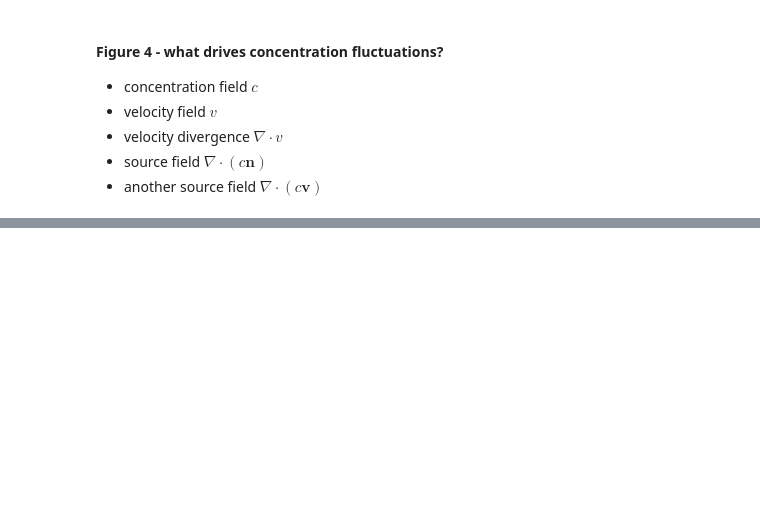
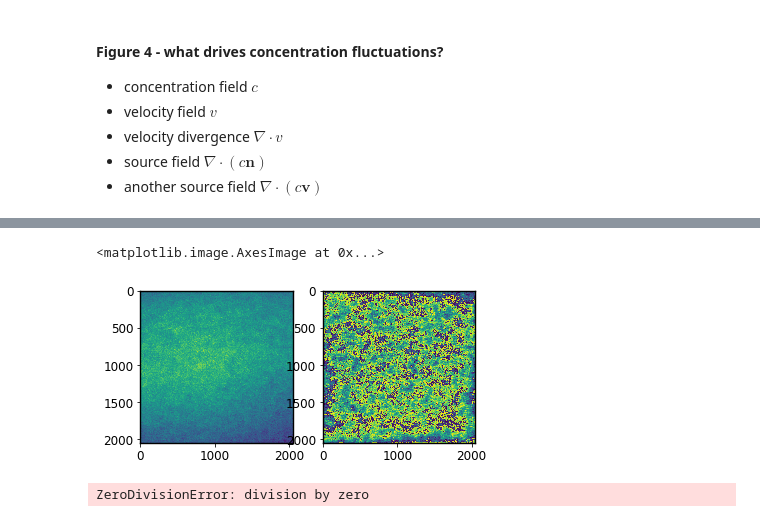
Before and after one commit to ZLoverty/Python, a Jupyter notebook: Correlation/src/fig-4_fields.ipynb, the cells around one changed output, grey strips where cells are left out. Cells and saved outputs as stored; diff of their text form; code cells hidden in the pictures; blank space fills up the shorter version.

```diff
--- a/Correlation/src/fig-4_fields.ipynb
+++ b/Correlation/src/fig-4_fields.ipynb
@@ -63,0 +102,13 @@ plt.colorbar(mpl.cm.ScalarMappable(norm=normcv, cmap='seismic'), ax=ax[1, 1], sh
+# %%
+bp = mil.bpass(img16, 3, 100)
+bp_mh = cl.match_hist(bp, img16)
+fig, ax = plt.subplots(1, 2)
+ax[0].imshow(img16)
+ax[1].imshow(bp_mh)
+# %% [output]
+<matplotlib.image.AxesImage at 0x...>
+[figure, added]
+# %%
+np.log10(255/0)
+# %% [output]
+ZeroDivisionError: division by zero
```
Also changed, not shown: parts of 7 cells of this notebook, 24 other files.
